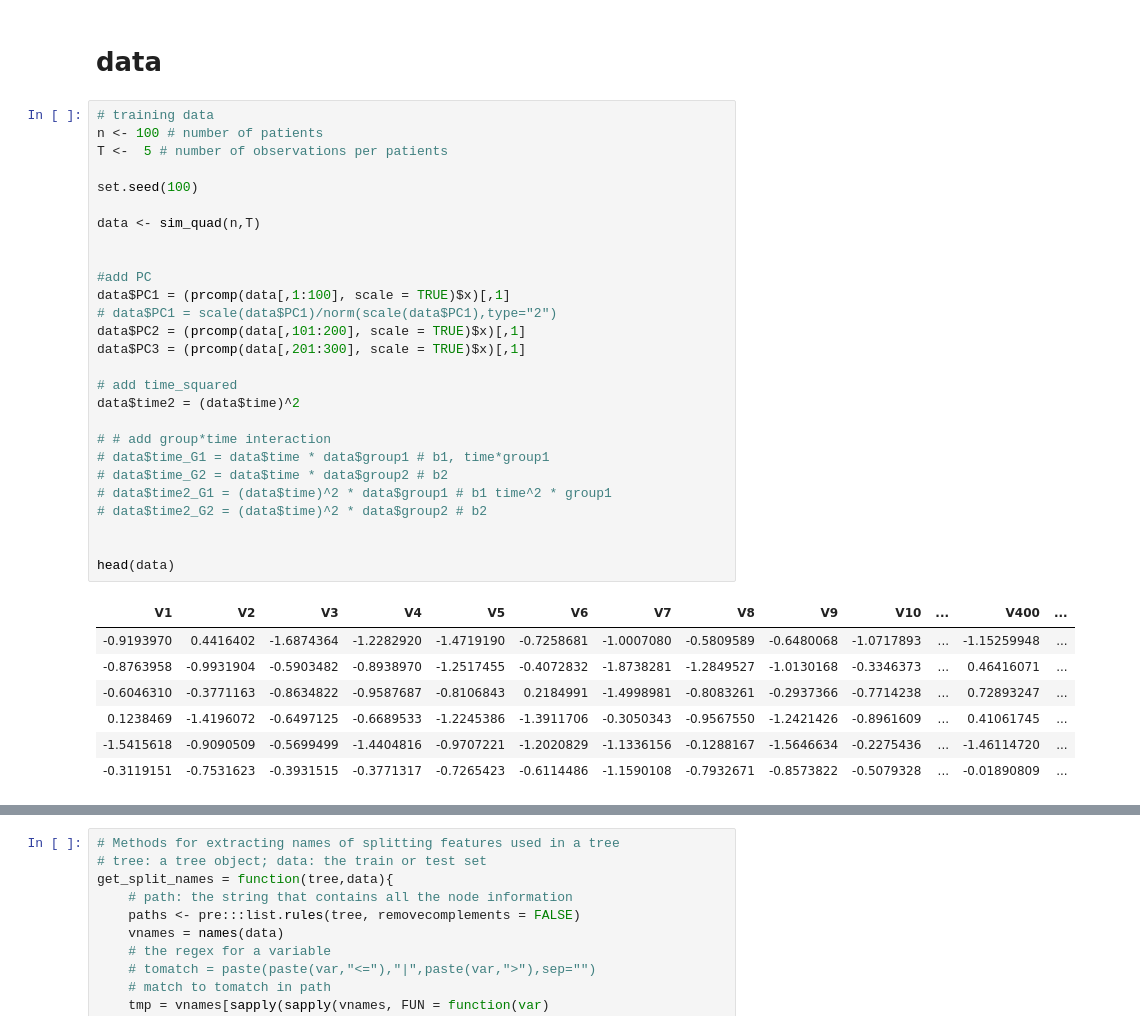
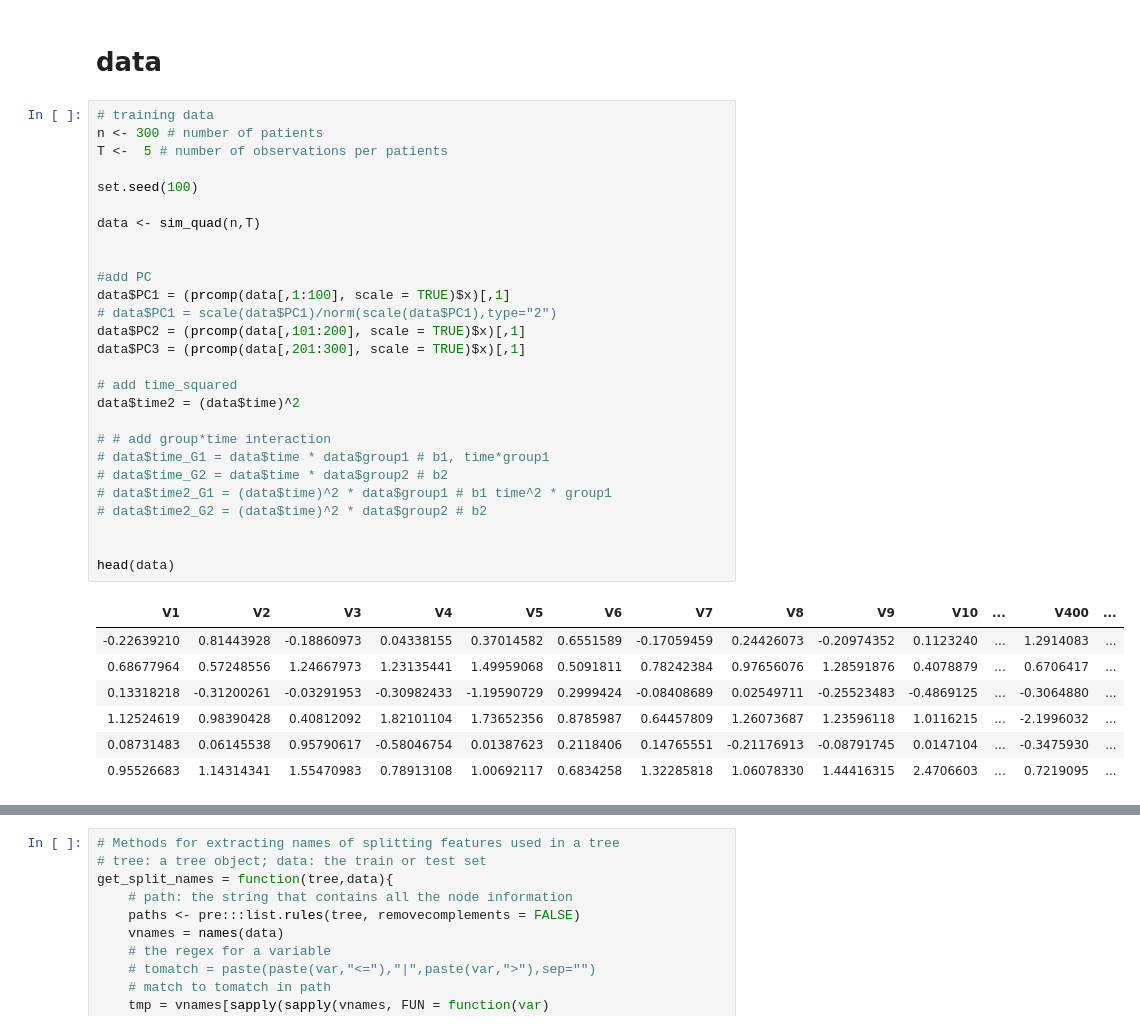
Before and after one commit to Yuancheng-Xu/UCLA-CSST-SAVE, a Jupyter notebook: Random Effect Model Tree/LongFuzzy on time dependent data set.ipynb, the cells around one changed output, grey strips where cells are left out. Drawn from its saved outputs; the diff is of its cells as text.

```diff
--- a/Random Effect Model Tree/LongFuzzy on time dependent data set.ipynb
+++ b/Random Effect Model Tree/LongFuzzy on time dependent data set.ipynb
@@ -35,38 +17,38 @@ The following object is masked from 'package:randomForest':
 # data
 # %%
 # training data
-n <- 100 # number of patients
+n <- 300 # number of patients
 T <-  5 # number of observations per patients
 
 set.seed(100)
 
 data <- sim_quad(n,T)
 
 
 #add PC
 data$PC1 = (prcomp(data[,1:100], scale = TRUE)$x)[,1]
 # data$PC1 = scale(data$PC1)/norm(scale(data$PC1),type="2")
 data$PC2 = (prcomp(data[,101:200], scale = TRUE)$x)[,1]
 data$PC3 = (prcomp(data[,201:300], scale = TRUE)$x)[,1]
 
 # add time_squared
 data$time2 = (data$time)^2
 
 # # add group*time interaction
 # data$time_G1 = data$time * data$group1 # b1, time*group1
 # data$time_G2 = data$time * data$group2 # b2
 # data$time2_G1 = (data$time)^2 * data$group1 # b1 time^2 * group1
 # data$time2_G2 = (data$time)^2 * data$group2 # b2
 
 
 head(data)
 # %% [output]
 | V1 | V2 | V3 | V4 | V5 | V6 | V7 | V8 | V9 | V10 | ... | V400 | ... |
-| -0.9193970 | 0.4416402 | -1.6874364 | -1.2282920 | -1.4719190 | -0.7258681 | -1.0007080 | -0.5809589 | -0.6480068 | -1.0717893 | ... | -1.15259948 | ... |
-| -0.8763958 | -0.9931904 | -0.5903482 | -0.8938970 | -1.2517455 | -0.4072832 | -1.8738281 | -1.2849527 | -1.0130168 | -0.3346373 | ... | 0.46416071 | ... |
-| -0.6046310 | -0.3771163 | -0.8634822 | -0.9587687 | -0.8106843 | 0.2184991 | -1.4998981 | -0.8083261 | -0.2937366 | -0.7714238 | ... | 0.72893247 | ... |
-| 0.1238469 | -1.4196072 | -0.6497125 | -0.6689533 | -1.2245386 | -1.3911706 | -0.3050343 | -0.9567550 | -1.2421426 | -0.8961609 | ... | 0.41061745 | ... |
-| -1.5415618 | -0.9090509 | -0.5699499 | -1.4404816 | -0.9707221 | -1.2020829 | -1.1336156 | -0.1288167 | -1.5646634 | -0.2275436 | ... | -1.46114720 | ... |
-| -0.3119151 | -0.7531623 | -0.3931515 | -0.3771317 | -0.7265423 | -0.6114486 | -1.1590108 | -0.7932671 | -0.8573822 | -0.5079328 | ... | -0.01890809 | ... |
+| -0.22639210 | 0.81443928 | -0.18860973 | 0.04338155 | 0.37014582 | 0.6551589 | -0.17059459 | 0.24426073 | -0.20974352 | 0.1123240 | ... | 1.2914083 | ... |
+| 0.68677964 | 0.57248556 | 1.24667973 | 1.23135441 | 1.49959068 | 0.5091811 | 0.78242384 | 0.97656076 | 1.28591876 | 0.4078879 | ... | 0.6706417 | ... |
+| 0.13318218 | -0.31200261 | -0.03291953 | -0.30982433 | -1.19590729 | 0.2999424 | -0.08408689 | 0.02549711 | -0.25523483 | -0.4869125 | ... | -0.3064880 | ... |
+| 1.12524619 | 0.98390428 | 0.40812092 | 1.82101104 | 1.73652356 | 0.8785987 | 0.64457809 | 1.26073687 | 1.23596118 | 1.0116215 | ... | -2.1996032 | ... |
+| 0.08731483 | 0.06145538 | 0.95790617 | -0.58046754 | 0.01387623 | 0.2118406 | 0.14765551 | -0.21176913 | -0.08791745 | 0.0147104 | ... | -0.3475930 | ... |
+| 0.95526683 | 1.14314341 | 1.55470983 | 0.78913108 | 1.00692117 | 0.6834258 | 1.32285818 | 1.06078330 | 1.44416315 | 2.4706603 | ... | 0.7219095 | ... |
 # %%
 # testing data
```
Also changed, not shown: parts of 14 cells of this notebook.
